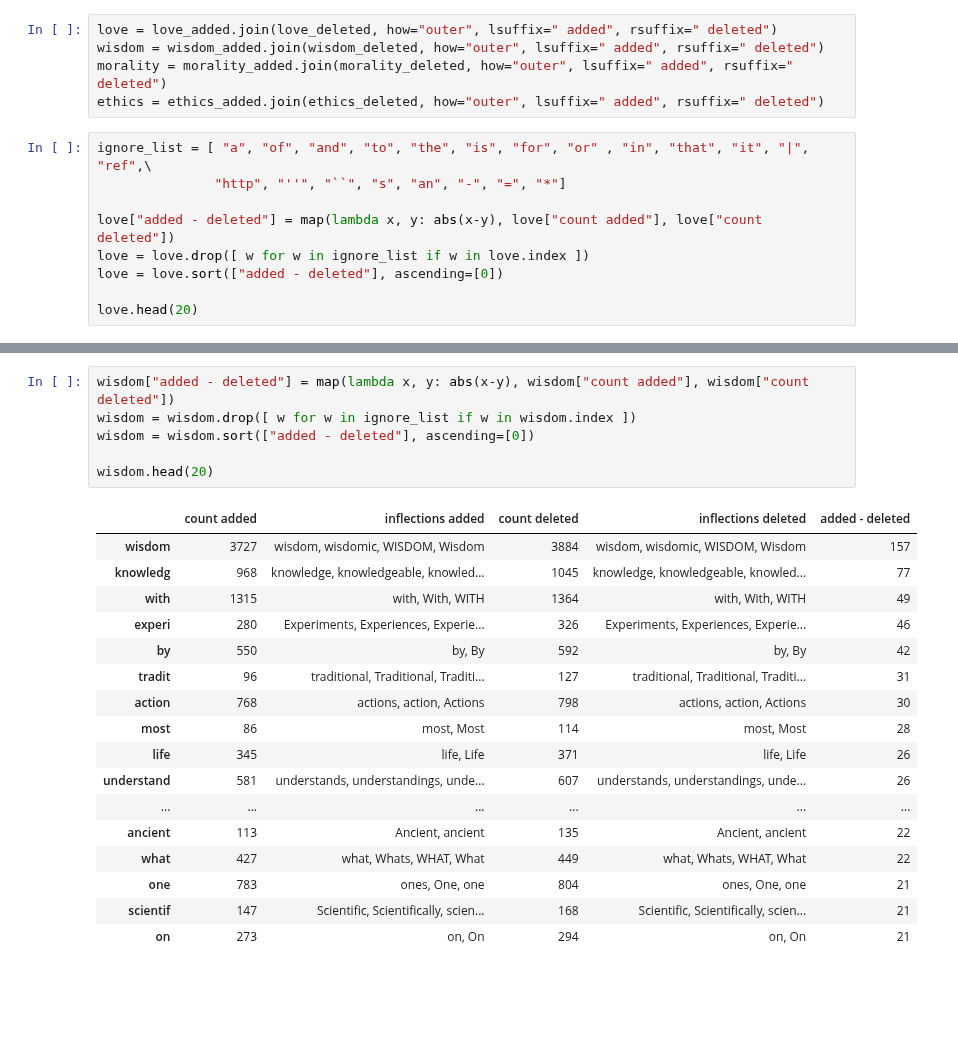
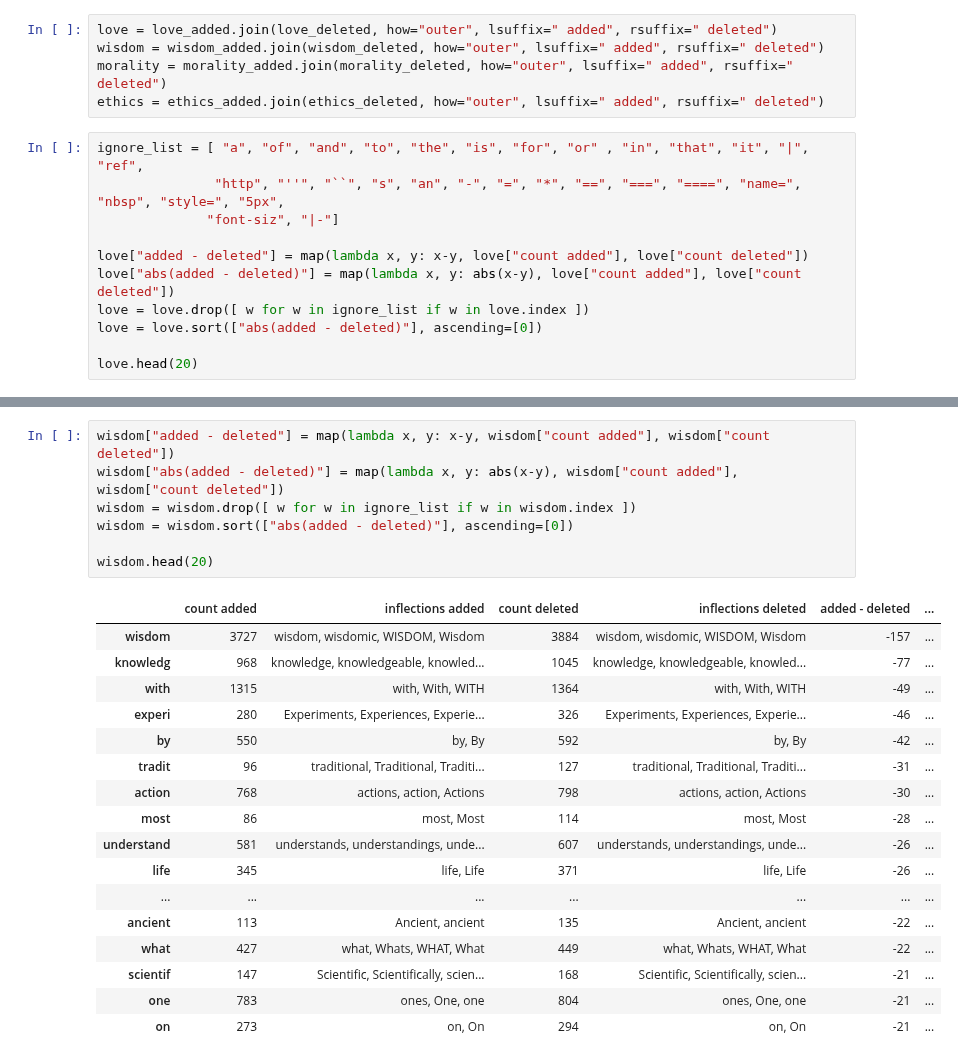
Before and after one commit to WeKeyPedia/notebooks, a Jupyter notebook: wisdom/words of wisdom and love.ipynb, the cells around one changed output, grey strips where cells are left out. Cells and saved outputs as stored; diff of their text form; blank space fills up the shorter version.

Commit message:
add a notebook about NLP experimentations

```diff
--- a/wisdom/words of wisdom and love.ipynb
+++ b/wisdom/words of wisdom and love.ipynb
@@ -20,12 +20,14 @@ wisdom = wisdom_added.join(wisdom_deleted, how="outer", lsuffix=" added", rsuffi
 morality = morality_added.join(morality_deleted, how="outer", lsuffix=" added", rsuffix=" deleted")
 ethics = ethics_added.join(ethics_deleted, how="outer", lsuffix=" added", rsuffix=" deleted")
 # %%
-ignore_list = [ "a", "of", "and", "to", "the", "is", "for", "or" , "in", "that", "it", "|", "ref",\
-               "http", "''", "``", "s", "an", "-", "=", "*"]
+ignore_list = [ "a", "of", "and", "to", "the", "is", "for", "or" , "in", "that", "it", "|", "ref",
+               "http", "''", "``", "s", "an", "-", "=", "*", "==", "===", "====", "name=", "nbsp", "style=", "5px",
+              "font-siz", "|-"]
 
-love["added - deleted"] = map(lambda x, y: abs(x-y), love["count added"], love["count deleted"])
+love["added - deleted"] = map(lambda x, y: x-y, love["count added"], love["count deleted"])
+love["abs(added - deleted)"] = map(lambda x, y: abs(x-y), love["count added"], love["count deleted"])
 love = love.drop([ w for w in ignore_list if w in love.index ])
-love = love.sort(["added - deleted"], ascending=[0])
+love = love.sort(["abs(added - deleted)"], ascending=[0])
 
 love.head(20)
 # %% [output]
@@ -49,25 +51,26 @@ love.head(20)
 # %%
-wisdom["added - deleted"] = map(lambda x, y: abs(x-y), wisdom["count added"], wisdom["count deleted"])
+wisdom["added - deleted"] = map(lambda x, y: x-y, wisdom["count added"], wisdom["count deleted"])
+wisdom["abs(added - deleted)"] = map(lambda x, y: abs(x-y), wisdom["count added"], wisdom["count deleted"])
 wisdom = wisdom.drop([ w for w in ignore_list if w in wisdom.index ])
-wisdom = wisdom.sort(["added - deleted"], ascending=[0])
+wisdom = wisdom.sort(["abs(added - deleted)"], ascending=[0])
 
 wisdom.head(20)
 # %% [output]
-|  | count added | inflections added | count deleted | inflections deleted | added - deleted |
-| wisdom | 3727 | wisdom, wisdomic, WISDOM, Wisdom | 3884 | wisdom, wisdomic, WISDOM, Wisdom | 157 |
-| knowledg | 968 | knowledge, knowledgeable, knowled... | 1045 | knowledge, knowledgeable, knowled... | 77 |
-| with | 1315 | with, With, WITH | 1364 | with, With, WITH | 49 |
-| experi | 280 | Experiments, Experiences, Experie... | 326 | Experiments, Experiences, Experie... | 46 |
-| by | 550 | by, By | 592 | by, By | 42 |
-| tradit | 96 | traditional, Traditional, Traditi... | 127 | traditional, Traditional, Traditi... | 31 |
-| action | 768 | actions, action, Actions | 798 | actions, action, Actions | 30 |
-| most | 86 | most, Most | 114 | most, Most | 28 |
-| life | 345 | life, Life | 371 | life, Life | 26 |
-| understand | 581 | understands, understandings, unde... | 607 | understands, understandings, unde... | 26 |
-| ... | ... | ... | ... | ... | ... |
-| ancient | 113 | Ancient, ancient | 135 | Ancient, ancient | 22 |
-| what | 427 | what, Whats, WHAT, What | 449 | what, Whats, WHAT, What | 22 |
-| one | 783 | ones, One, one | 804 | ones, One, one | 21 |
-| scientif | 147 | Scientific, Scientifically, scien... | 168 | Scientific, Scientifically, scien... | 21 |
-| on | 273 | on, On | 294 | on, On | 21 |
+|  | count added | inflections added | count deleted | inflections deleted | added - deleted | ... |
+| wisdom | 3727 | wisdom, wisdomic, WISDOM, Wisdom | 3884 | wisdom, wisdomic, WISDOM, Wisdom | -157 | ... |
+| knowledg | 968 | knowledge, knowledgeable, knowled... | 1045 | knowledge, knowledgeable, knowled... | -77 | ... |
+| with | 1315 | with, With, WITH | 1364 | with, With, WITH | -49 | ... |
+| experi | 280 | Experiments, Experiences, Experie... | 326 | Experiments, Experiences, Experie... | -46 | ... |
+| by | 550 | by, By | 592 | by, By | -42 | ... |
+| tradit | 96 | traditional, Traditional, Traditi... | 127 | traditional, Traditional, Traditi... | -31 | ... |
+| action | 768 | actions, action, Actions | 798 | actions, action, Actions | -30 | ... |
+| most | 86 | most, Most | 114 | most, Most | -28 | ... |
+| understand | 581 | understands, understandings, unde... | 607 | understands, understandings, unde... | -26 | ... |
+| life | 345 | life, Life | 371 | life, Life | -26 | ... |
+| ... | ... | ... | ... | ... | ... | ... |
+| ancient | 113 | Ancient, ancient | 135 | Ancient, ancient | -22 | ... |
+| what | 427 | what, Whats, WHAT, What | 449 | what, Whats, WHAT, What | -22 | ... |
+| scientif | 147 | Scientific, Scientifically, scien... | 168 | Scientific, Scientifically, scien... | -21 | ... |
+| one | 783 | ones, One, one | 804 | ones, One, one | -21 | ... |
+| on | 273 | on, On | 294 | on, On | -21 | ... |
 # %%
```
Also changed, not shown: parts of 3 cells of this notebook, 1 other file.
